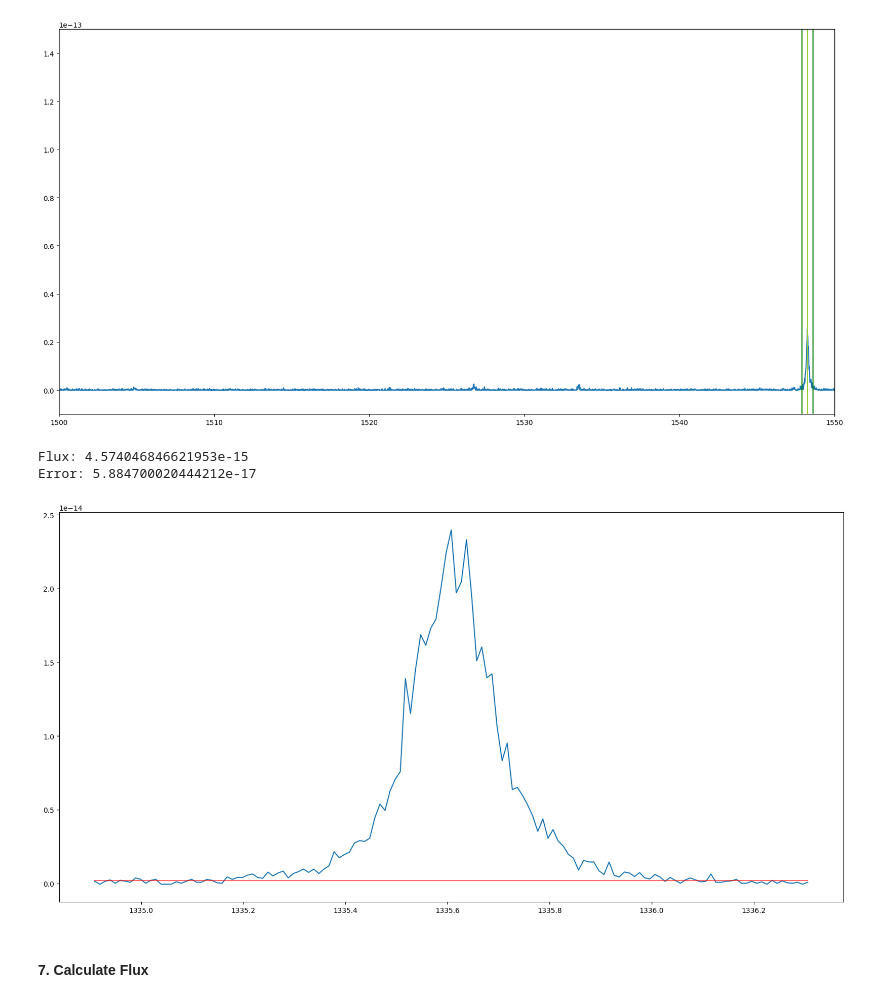
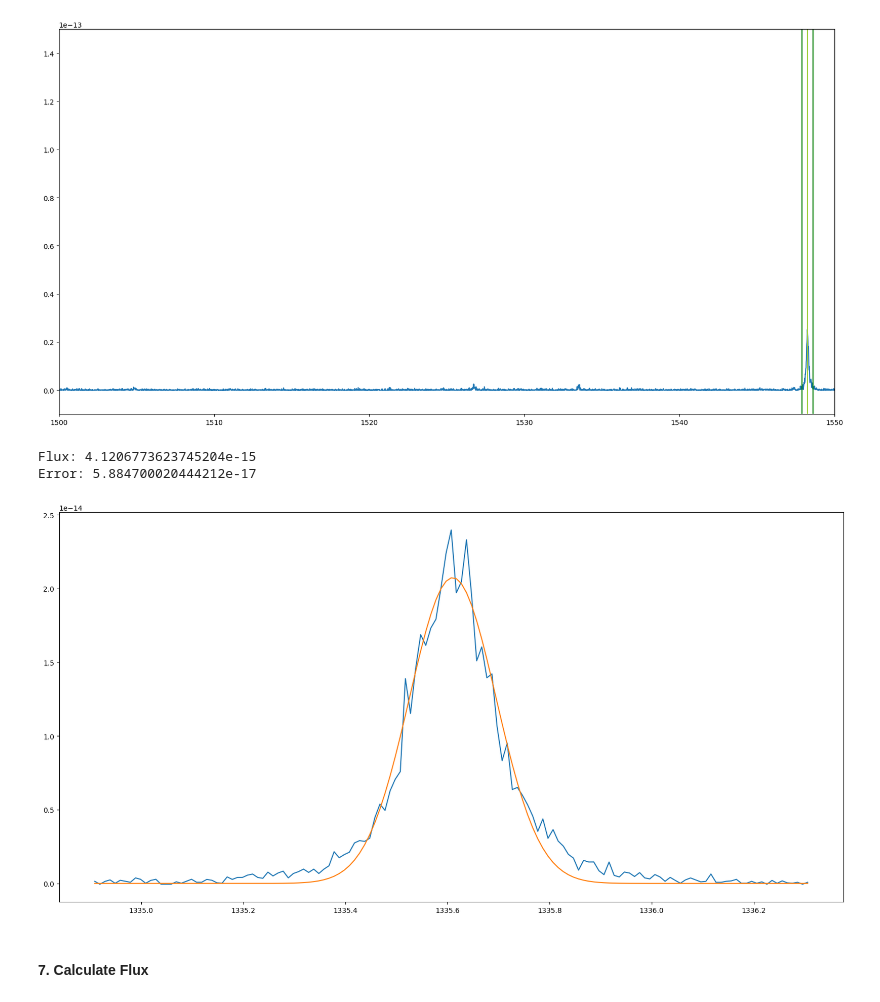
Before and after one commit to bellalongo/Star-Emission-Line-Flux, a Jupyter notebook: GJ-832/gj-832.ipynb, the cells around one changed output. Saved outputs shown, nothing was run; the diff lists cells and outputs as text; code cells hidden in the pictures.

```diff
--- a/GJ-832/gj-832.ipynb
+++ b/GJ-832/gj-832.ipynb
@@ -17,11 +18,10 @@ from astropy.table import QTable, Table, Column
 ### 2. Fetch Data
 # %%
 # Combine data from G130M and G160M
-data1 = fits.getdata('hlsp_muscles_hst_cos_gj849_g130m_v23_component-spec.fits')
-data2 = fits.getdata('hlsp_muscles_hst_cos_gj832_g160m_v22_component-spec.fits')
-w = np.hstack([data1['WAVELENGTH'], data2['WAVELENGTH']])
-w, f , e = np.hstack([data1['WAVELENGTH'], data2['WAVELENGTH']]), np.hstack([data1['FLUX'], data2['FLUX']]), np.hstack([data1['ERROR'], data2['ERROR']])
+data = fits.getdata('./gj832.fits')
+w, f , e = data['WAVELENGTH'], data['FLUX'], data['ERROR']
 mask = w > 1160
+plt.figure(figsize=(20,10))
 plt.figure(figsize=(20,10))
 
 plt.plot(w[mask], f[mask])
@@ -226,30 +230,40 @@ def create_trendline(w, f, blended_line_bool):
 # %%
 # Mask current peak (use this for the rest!)
 wavelength_mask = (w > (w[mask][peaks][9] - flux_range)) & (w < (w[mask][peaks][9] + flux_range))
+
+# Take the middle flux value as the mean and the peak width as the stddev?
+curr_mean = np.mean(w[wavelength_mask])
+curr_std = np.std(w[wavelength_mask])
+
+# Create a Gaussian fit
+gaussian_model = models.Gaussian1D(mean = curr_mean, stddev=curr_std)
+fitter = fitting.LevMarLSQFitter()
+best_fit = fitter(gaussian_model, w[wavelength_mask], f[wavelength_mask])
+
 w0,w1 = wavelength_edges(w[wavelength_mask])
-total_sumflux = np.sum(f[wavelength_mask]*(w1-w0))
+total_sumflux = np.sum(best_fit(w[wavelength_mask])*(w1-w0))
 sumerror = (np.sum(e[wavelength_mask]**2 * (w1-w0)**2))**0.5
 
 plt.figure(figsize=(20,10))
 plt.plot(w[wavelength_mask], f[wavelength_mask])
-
+plt.plot(w[wavelength_mask], best_fit(w[wavelength_mask]))
 
 # Continuum calculation
 continuum = []
 trendline = create_trendline(w[wavelength_mask], f[wavelength_mask], False) # fix
 
 for i in range(0, len(trendline)):
     continuum.append(trendline[i])
 
 continuum_sumflux = np.sum(continuum*(w1-w0))
 
 
 print(f"Flux: {total_sumflux - continuum_sumflux}")
 print(f"Error: {sumerror}")
 # %% [output]
-Flux: 4.574046846621953e-15
+Flux: 4.1206773623745204e-15
 Error: 5.884700020444212e-17
-[figure, old version]
+[figure, new version]
 # %%
 def check_in_range(val1, val2, x):
     if val1 <= x <= val2:
```
Also changed, not shown: parts of 5 cells of this notebook, 1 other file.
